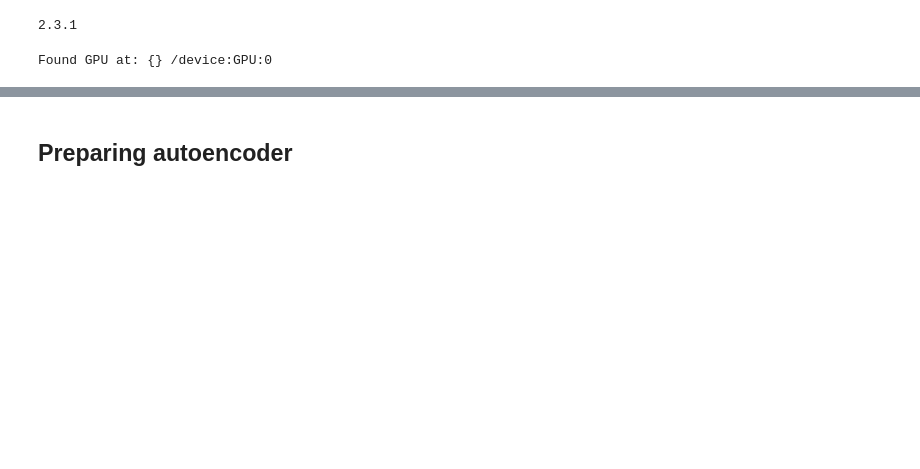
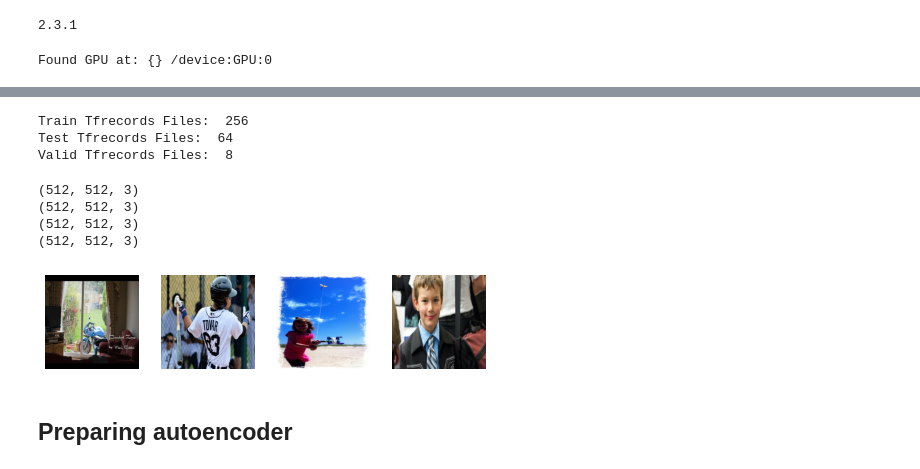
Before and after one commit to Dhruv0208/Research-Project, a Jupyter notebook: Autoencoder.ipynb, the cells around one changed output, grey strips where cells are left out. Saved outputs shown, nothing was run; the diff lists cells and outputs as text; code cells hidden in the pictures; blank space fills up the shorter version.

Commit message:
Add files via upload
Single GPU training

```diff
--- a/Autoencoder.ipynb
+++ b/Autoencoder.ipynb
@@ -108,0 +106,14 @@ train_ds
+# %%
+file_pattern_train = f'coco/2017/1.1.0/coco-train.tfrecord*'
+file_pattern_test = f'coco/2017/1.1.0/coco-test.tfrecord*'
+file_pattern_valid = f'coco/2017/1.1.0/coco-validation.tfrecord*'
+Training_filenames = tf.data.Dataset.list_files(file_pattern_train)
+Test_filenames = tf.data.Dataset.list_files(file_pattern_test)
+Valid_filenames = tf.data.Dataset.list_files(file_pattern_valid)
+print("Train Tfrecords Files: ", len(Training_filenames))
+print("Test Tfrecords Files: ", len(Test_filenames))
+print("Valid Tfrecords Files: ", len(Valid_filenames))
+# %% [output]
+Train Tfrecords Files:  256
+Test Tfrecords Files:  64
+Valid Tfrecords Files:  8
@@ -108,0 +126,50 @@ train_ds
+# %%
+def read_tfrecord(serialized_example):
+    feature_description={
+        "image": tf.io.FixedLenFeature([], tf.string,)
+    }
+    example = tf.io.parse_single_example(
+    serialized_example, feature_description
+    )
+    image = decode_image(example['image'])
+    return image
+# %%
+def load_dataset(filenames):
+    ignore_order = tf.data.Options()
+    ignore_order.experimental_deterministic = False
+    dataset = tf.data.TFRecordDataset(
+        filenames)
+    dataset = dataset.with_options(ignore_order)
+    dataset =dataset.map(
+        partial(read_tfrecord), num_parallel_calls=AUTOTUNE)
+    return dataset
+# %%
+def get_dataset(filenames):
+    dataset = load_dataset(filenames)
+    dataset = dataset.shuffle(1024)
+    dataset = dataset.prefetch(buffer_size=AUTOTUNE)
+    dataset = dataset.batch(BATCH_SIZE)
+    return dataset
+# %%
+train_dataset = get_dataset(Training_filenames)
+valid_dataset = get_dataset(Valid_filenames)
+test_dataset = get_dataset(Test_filenames)
+# train_dist_datset = strategy.experimental_distribute_dataset(train_dataset)
+# test_dist_dataset = strategy.experimental_distribute_dataset(test_dataset)
+# valid_dist_dataset = strategy.experimental_distribute_dataset(valid_dataset)
+image_batch = next(iter(train_dataset))
+def show_batch(image_batch):
+    plt.figure(figsize=(10,10))
+    for n in range(4):
+        ax = plt.subplot(5,5, n+1)
+        print(image_batch[n].shape)
+        plt.imshow(image_batch[n] / 255.0)
+        plt.axis("off")
+
+show_batch(image_batch.numpy())
+# %% [output]
+(512, 512, 3)
+(512, 512, 3)
+(512, 512, 3)
+(512, 512, 3)
+[figure, added]
```
Also changed, not shown: parts of 37 cells of this notebook.
